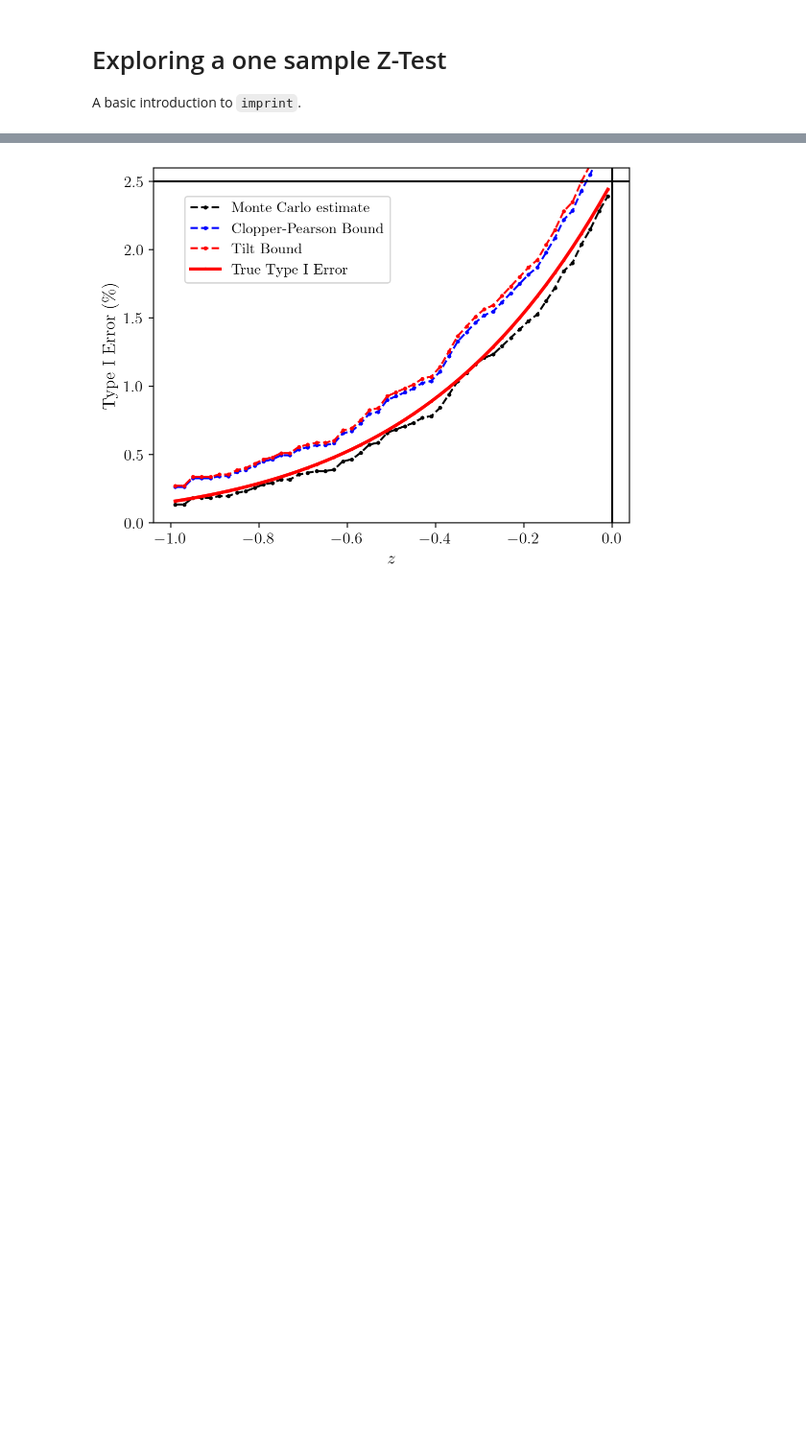
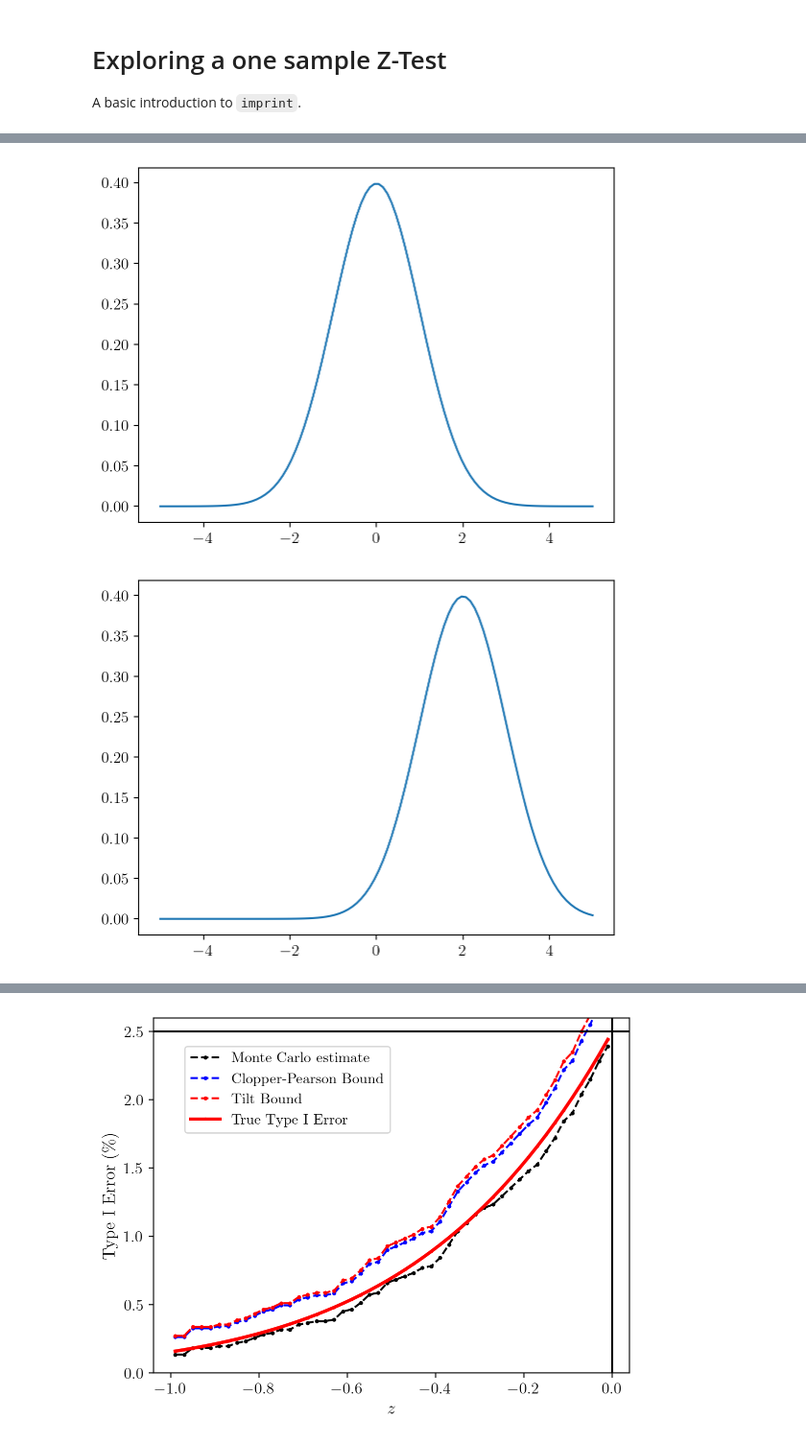
Before and after one commit to Confirm-Solutions/imprint, a Jupyter notebook: tutorials/ztest.ipynb, the cells around one changed output, grey strips where cells are left out. Shown at 96% size. Cells and saved outputs as stored; diff of their text form; code cells hidden in the pictures; blank space fills up the shorter version.

```diff
--- a/tutorials/ztest.ipynb
+++ b/tutorials/ztest.ipynb
@@ -17,0 +15,13 @@ The autoreload extension is already loaded. To reload it, use:
+# %%
+import numpy as np
+
+xs = np.linspace(-5, 5, 100)
+pdf = scipy.stats.norm.pdf(xs)
+plt.plot(xs, pdf)
+plt.show()
+pdf = scipy.stats.norm.pdf(xs, loc=2)
+plt.plot(xs, pdf)
+plt.show()
+# %% [output]
+[figure, added]
+[figure, added]
```
Also changed, not shown: parts of 14 cells of this notebook, 5 other files.
